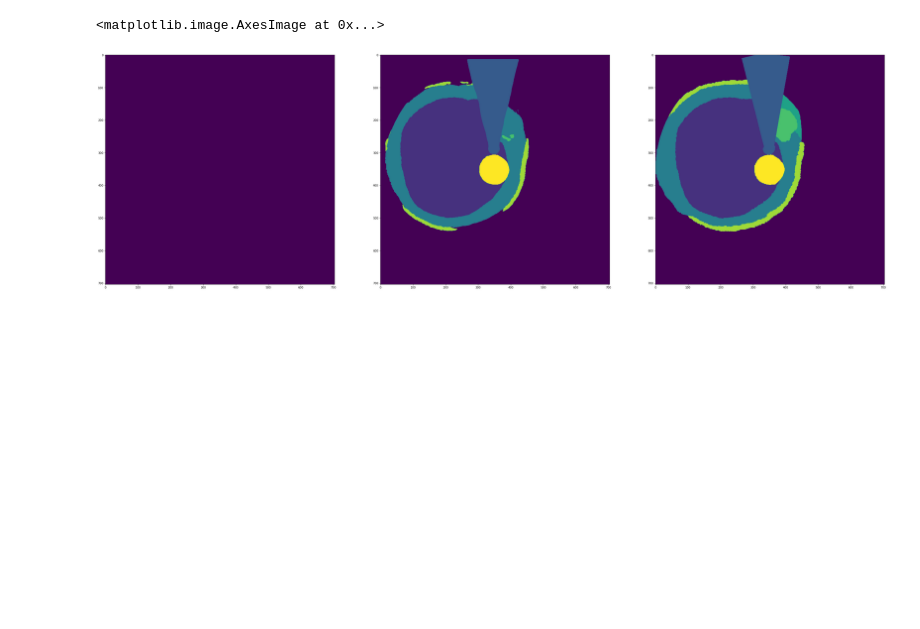
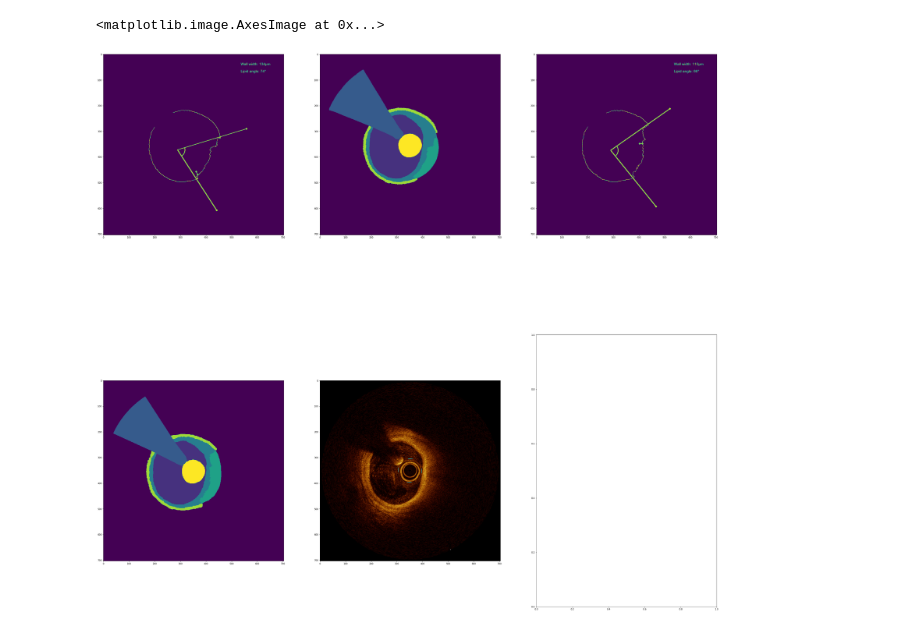
Before and after one commit to Gonzalo2408/CardiacOCT-project, a Jupyter notebook: post-processing/output_handling.ipynb, the cells around one changed output. Saved outputs shown, nothing was run; the diff lists cells and outputs as text; code cells hidden in the pictures; blank space fills up the shorter version.

```diff
--- a/post-processing/output_handling.ipynb
+++ b/post-processing/output_handling.ipynb
@@ -4,6 +4,20 @@ from PIL import Image, ImageDraw, ImageFont
 import numpy as np
 import SimpleITK as sitk
 import matplotlib.pyplot as plt
+# %%
+def count_distance_to_centre(region, centre_of_lumen, dists, only_angle = True):
+
+    if only_angle == False:
+
+        for n in range(region.shape[0]):
+                dists[n, 0] = np.sqrt((region[n, 0]-centre_of_lumen[0])**2+(region[n, 1]-centre_of_lumen[1])**2)
+                dists[n, 1] = np.degrees(np.arctan2((region[n, 0]-centre_of_lumen[0]), (region[n, 1]-centre_of_lumen[1])))
+
+    else:
+        for n in range(region.shape[0]):
+                dists[n, 0] = np.degrees(np.arctan2((region[n, 0]-centre_of_lumen[0]), (region[n, 1]-centre_of_lumen[1])))
+
+    return dists
 # %%
 def create_annotations(image, conv_fact = 1, im_insize = 704, bin_size = 2):
     # Define segmentations
@@ -311,10 +311,10 @@ def create_annotations(image, conv_fact = 1, im_insize = 704, bin_size = 2):
 
     return output_image, thickness_bin, cap_thickness, lipid_arc
 # %%
-img = sitk.ReadImage(r'Z:\grodriguez\CardiacOCT\predicted_results_model1_2d\NLDISALA0087_1_frame440_044.nii.gz')
+img = sitk.ReadImage(r'Z:\grodriguez\CardiacOCT\predicted_results_model3_2d\NLDAMPH0005_1_frame120_003.nii.gz')
 img_pixel_data = sitk.GetArrayFromImage(img)[0]
 
-orig = sitk.ReadImage(r'Z:\grodriguez\CardiacOCT\data-2d\nnUNet_raw_data\Task502_CardiacOCT\labelsTs\NLDISALA0087_1_frame440_044.nii.gz')
+orig = sitk.ReadImage(r'Z:\grodriguez\CardiacOCT\data-2d\nnUNet_raw_data\Task503_CardiacOCT\labelsTs\NLDAMPH0005_1_frame120_003.nii.gz')
 orig_pixel_data = sitk.GetArrayFromImage(orig)[0]
 # %%
 image, thickness_bin, cap_thickness, lipid_arc = create_annotations(img_pixel_data)
@@ -340,9 +331,27 @@ ValueError: not enough values to unpack (expected 4, got 2)
+# %%
+preproc_r = sitk.ReadImage(r'Z:\grodriguez\CardiacOCT\data-2d\nnUNet_raw_data\Task503_CardiacOCT\imagesTs\NLDAMPH0005_1_frame120_003_0000.nii.gz')
+preproc_g = sitk.ReadImage(r'Z:\grodriguez\CardiacOCT\data-2d\nnUNet_raw_data\Task503_CardiacOCT\imagesTs\NLDAMPH0005_1_frame120_003_0001.nii.gz')
+preproc_b = sitk.ReadImage(r'Z:\grodriguez\CardiacOCT\data-2d\nnUNet_raw_data\Task503_CardiacOCT\imagesTs\NLDAMPH0005_1_frame120_003_0002.nii.gz')
+
+preproc_r_pixel_data = sitk.GetArrayFromImage(preproc_r)
+preproc_g_pixel_data = sitk.GetArrayFromImage(preproc_g)
+preproc_b_pixel_data = sitk.GetArrayFromImage(preproc_b)
+# %%
+merged_preproc = np.zeros((preproc_r_pixel_data.shape[1], preproc_r_pixel_data.shape[2], 3))
+
+merged_preproc[:,:,0] = preproc_r_pixel_data
+merged_preproc[:,:,1] = preproc_g_pixel_data
+merged_preproc[:,:,2] = preproc_b_pixel_data
 # %%
-fig, axes = plt.subplots(1,3, figsize=(50,50))
+fig, axes = plt.subplots(2,3, figsize=(50,50))
+
+axes = axes.flatten()
 
 axes[0].imshow(image)
 axes[1].imshow(img_pixel_data)
-axes[2].imshow(orig_pixel_data)
+axes[2].imshow(image2)
+axes[3].imshow(orig_pixel_data)
+axes[4].imshow(merged_preproc.astype(np.int32))
 # %% [output]
 <matplotlib.image.AxesImage at 0x...>
-[figure, old version]
+[figure, new version]
```
Also changed, not shown: parts of 2 cells of this notebook, 16 other files.
